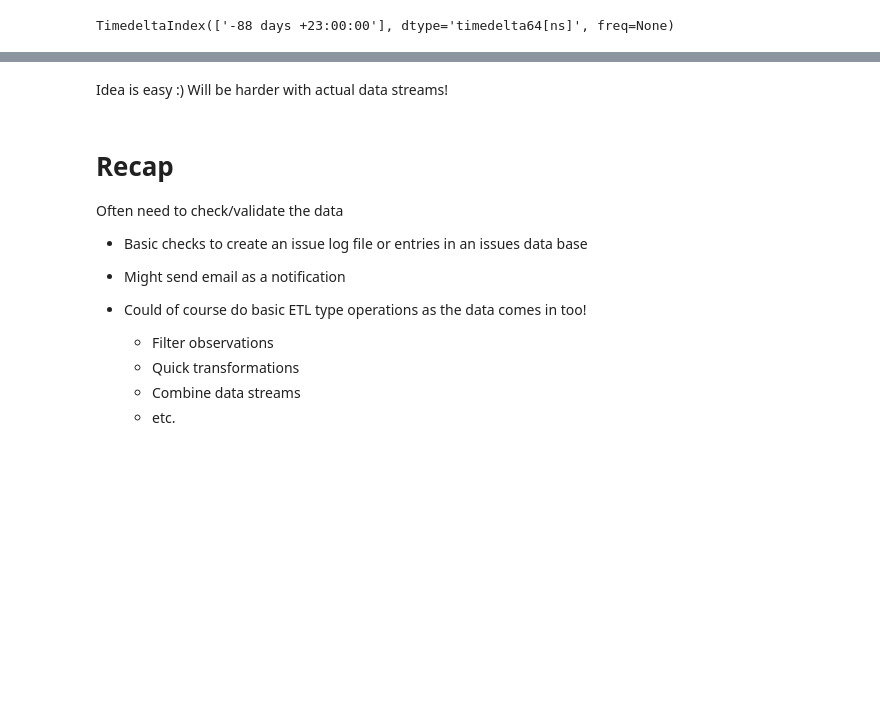
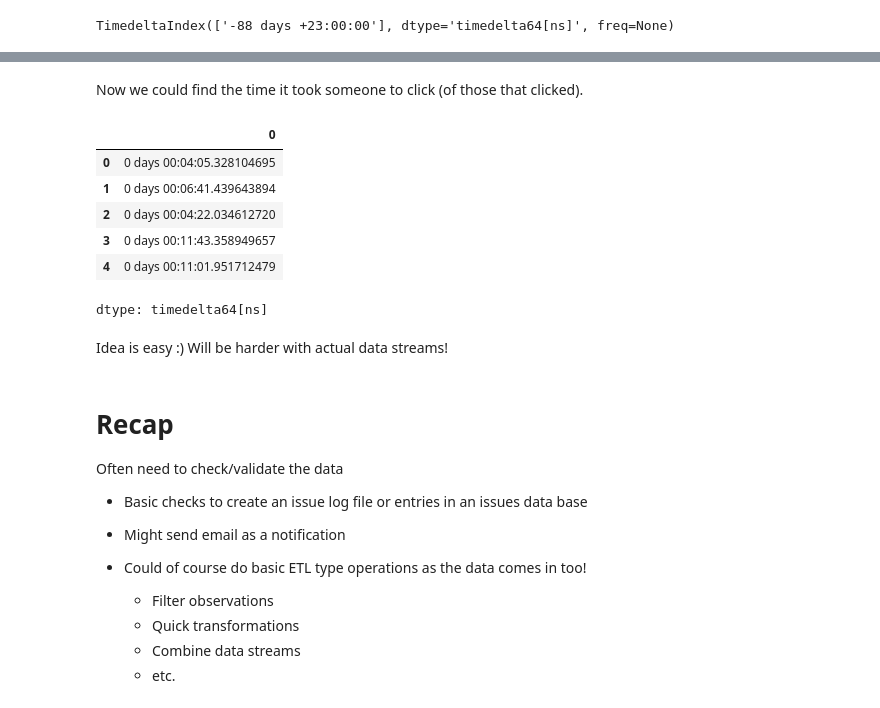
Before and after one commit to jbpost2/ST-554-Big-Data-with-Python, a Jupyter notebook: 02_Common_Streaming_Tasks.ipynb, the cells around one changed output, grey strips where cells are left out. Cells and saved outputs as stored; diff of their text form; code cells hidden in the pictures; blank space fills up the shorter version.

```diff
--- a/02_Common_Streaming_Tasks.ipynb
+++ b/02_Common_Streaming_Tasks.ipynb
@@ -319,3 +377,15 @@ pd.merge(left = impressions, right = clicks, on = "adId", how = 'right')
+# %% [markdown]
+Now we could find the time it took someone to click (of those that clicked).
+# %%
+(combined.clickTime-combined.impressionTime).head()
+# %% [output]
+|  | 0 |
+| 0 | 0 days 00:04:05.328104695 |
+| 1 | 0 days 00:06:41.439643894 |
+| 2 | 0 days 00:04:22.034612720 |
+| 3 | 0 days 00:11:43.358949657 |
+| 4 | 0 days 00:11:01.951712479 |
+dtype: timedelta64[ns]
 # %% [markdown]
 Idea is easy :)  Will be harder with actual data streams!
 # %% [markdown]
```
Also changed, not shown: parts of 59 cells of this notebook.
